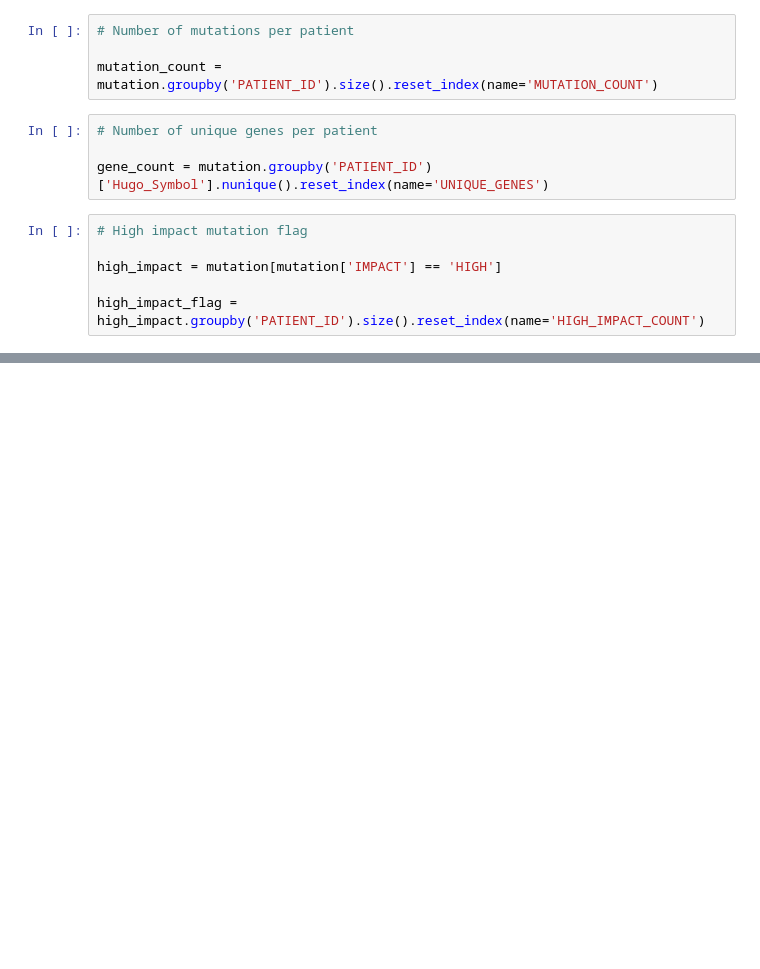
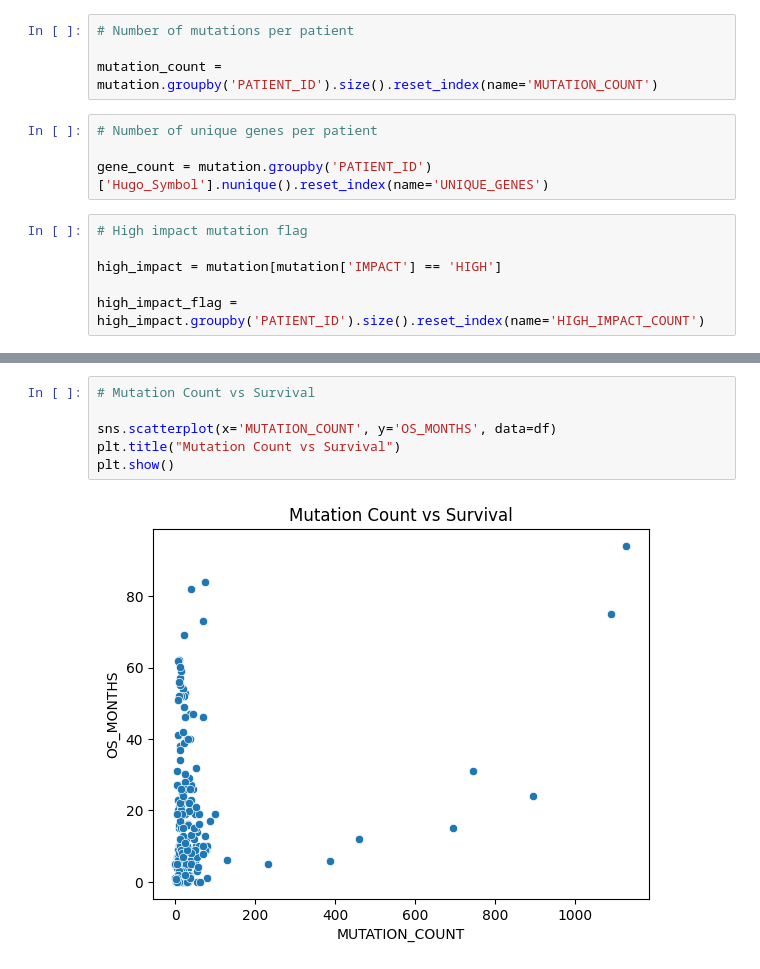
Before and after one commit to BinaryWhizz/Data-Analysis, a Jupyter notebook: Data Analysis 04/01.ipynb, the cells around one changed output, grey strips where cells are left out. Cells and saved outputs as stored; diff of their text form; blank space fills up the shorter version.

```diff
--- a/Data Analysis 04/01.ipynb
+++ b/Data Analysis 04/01.ipynb
@@ -137,0 +225,8 @@ high_impact_flag = high_impact.groupby('PATIENT_ID').size().reset_index(name='HI
+# %%
+# Mutation Count vs Survival
+
+sns.scatterplot(x='MUTATION_COUNT', y='OS_MONTHS', data=df)
+plt.title("Mutation Count vs Survival")
+plt.show()
+# %% [output]
+[figure, added]
```
Also changed, not shown: parts of 20 cells of this notebook.
